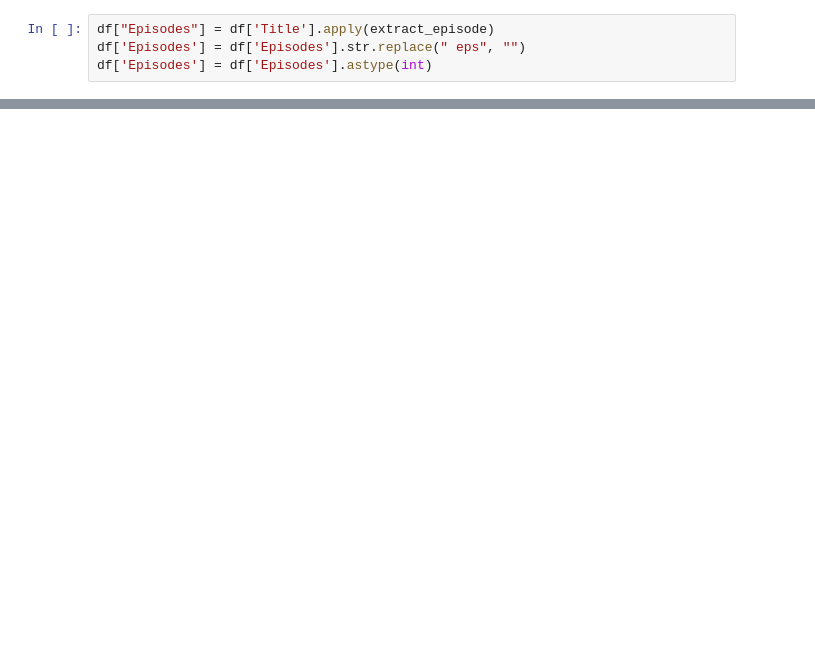
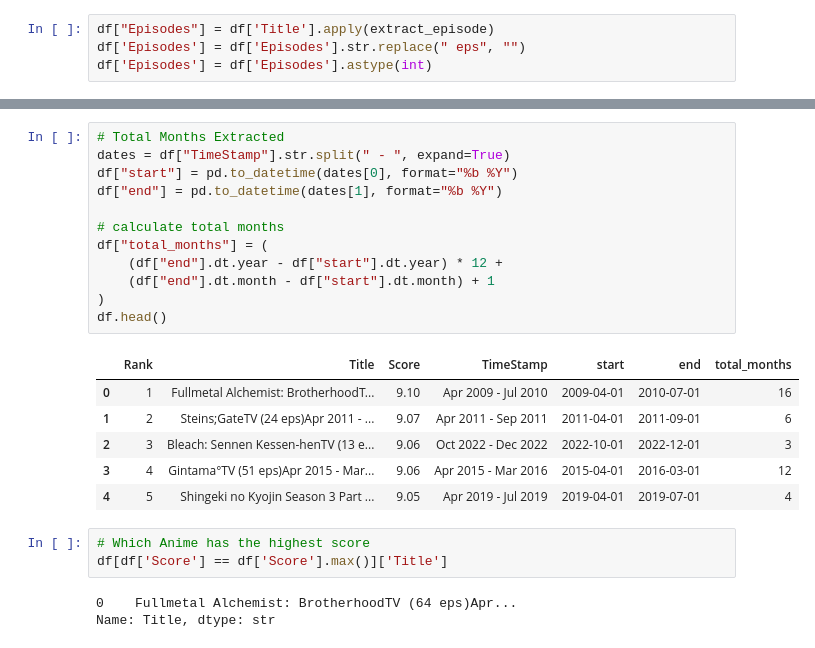
Before and after one commit to Maaaccc05/DS-Learning, a Jupyter notebook: Pandas/project.ipynb, the cells around one changed output, grey strips where cells are left out. Cells and saved outputs as stored; diff of their text form; blank space fills up the shorter version.

```diff
--- a/Pandas/project.ipynb
+++ b/Pandas/project.ipynb
@@ -87,0 +88,25 @@ df
+# %%
+# Total Months Extracted
+dates = df["TimeStamp"].str.split(" - ", expand=True)
+df["start"] = pd.to_datetime(dates[0], format="%b %Y")
+df["end"] = pd.to_datetime(dates[1], format="%b %Y")
+
+# calculate total months
+df["total_months"] = (
+    (df["end"].dt.year - df["start"].dt.year) * 12 +
+    (df["end"].dt.month - df["start"].dt.month) + 1
+)
+df.head()
+# %% [output]
+|  | Rank | Title | Score | TimeStamp | start | end | total_months |
+| 0 | 1 | Fullmetal Alchemist: BrotherhoodT... | 9.10 | Apr 2009 - Jul 2010 | 2009-04-01 | 2010-07-01 | 16 |
+| 1 | 2 | Steins;GateTV (24 eps)Apr 2011 - ... | 9.07 | Apr 2011 - Sep 2011 | 2011-04-01 | 2011-09-01 | 6 |
+| 2 | 3 | Bleach: Sennen Kessen-henTV (13 e... | 9.06 | Oct 2022 - Dec 2022 | 2022-10-01 | 2022-12-01 | 3 |
+| 3 | 4 | Gintama°TV (51 eps)Apr 2015 - Mar... | 9.06 | Apr 2015 - Mar 2016 | 2015-04-01 | 2016-03-01 | 12 |
+| 4 | 5 | Shingeki no Kyojin Season 3 Part ... | 9.05 | Apr 2019 - Jul 2019 | 2019-04-01 | 2019-07-01 | 4 |
+# %%
+# Which Anime has the highest score
+df[df['Score'] == df['Score'].max()]['Title']
+# %% [output]
+0    Fullmetal Alchemist: BrotherhoodTV (64 eps)Apr...
+Name: Title, dtype: str
```
Also changed, not shown: parts of 9 cells of this notebook.
